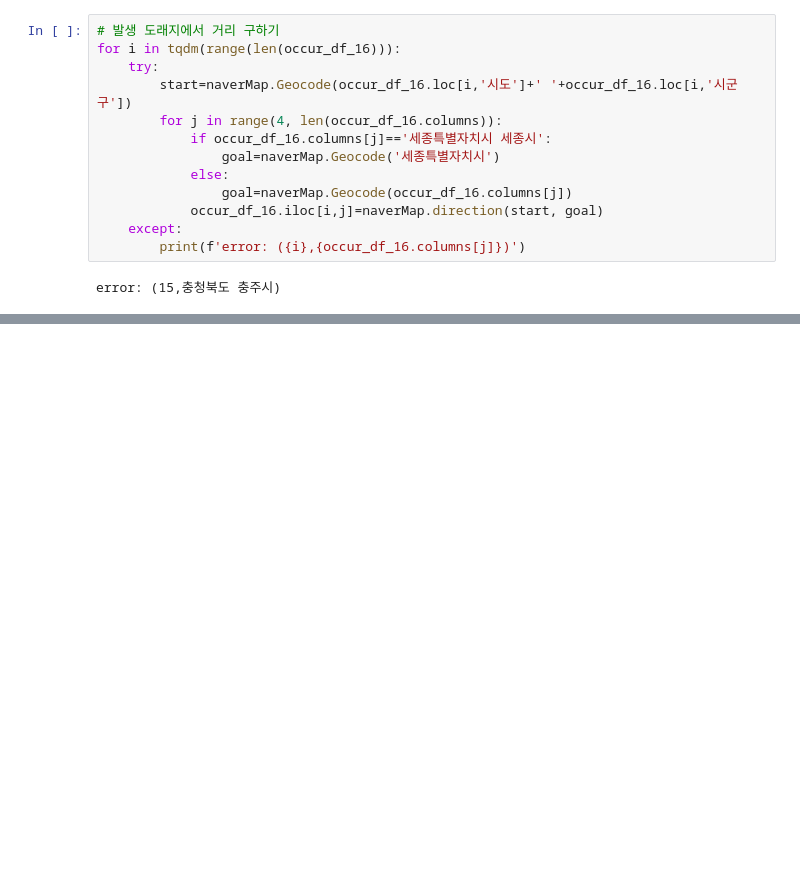
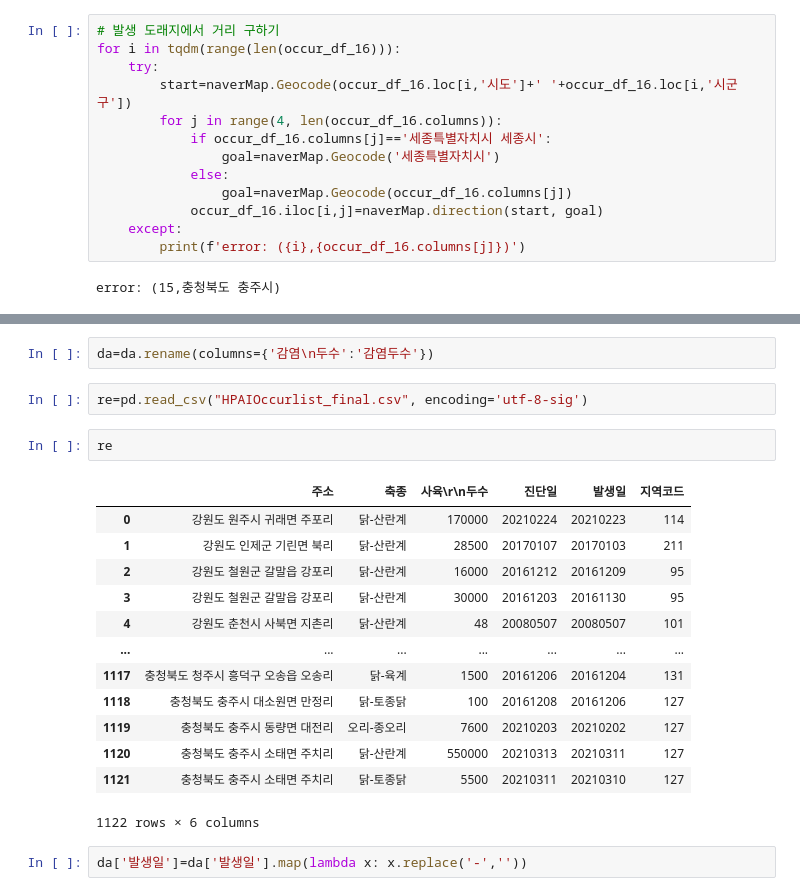
Before and after one commit to jiwoo-coding/aiai, a Jupyter notebook: local_distance_verification.ipynb, the cells around one changed output, grey strips where cells are left out. Saved outputs shown, nothing was run; the diff lists cells and outputs as text; blank space fills up the shorter version.

```diff
--- a/local_distance_verification.ipynb
+++ b/local_distance_verification.ipynb
@@ -476,0 +585,22 @@ occur_df_16.to_csv("occur_distance.csv", encoding='utf-8-sig', index=False)
+# %%
+da=da.rename(columns={'감염\n두수':'감염두수'})
+# %%
+re=pd.read_csv("HPAIOccurlist_final.csv", encoding='utf-8-sig')
+# %%
+re
+# %% [output]
+|  | 주소 | 축종 | 사육\r\n두수 | 진단일 | 발생일 | 지역코드 |
+| 0 | 강원도 원주시 귀래면 주포리 | 닭-산란계 | 170000 | 20210224 | 20210223 | 114 |
+| 1 | 강원도 인제군 기린면 북리 | 닭-산란계 | 28500 | 20170107 | 20170103 | 211 |
+| 2 | 강원도 철원군 갈말읍 강포리 | 닭-산란계 | 16000 | 20161212 | 20161209 | 95 |
+| 3 | 강원도 철원군 갈말읍 강포리 | 닭-산란계 | 30000 | 20161203 | 20161130 | 95 |
+| 4 | 강원도 춘천시 사북면 지촌리 | 닭-산란계 | 48 | 20080507 | 20080507 | 101 |
+| ... | ... | ... | ... | ... | ... | ... |
+| 1117 | 충청북도 청주시 흥덕구 오송읍 오송리 | 닭-육계 | 1500 | 20161206 | 20161204 | 131 |
+| 1118 | 충청북도 충주시 대소원면 만정리 | 닭-토종닭 | 100 | 20161208 | 20161206 | 127 |
+| 1119 | 충청북도 충주시 동량면 대전리 | 오리-종오리 | 7600 | 20210203 | 20210202 | 127 |
+| 1120 | 충청북도 충주시 소태면 주치리 | 닭-산란계 | 550000 | 20210313 | 20210311 | 127 |
+| 1121 | 충청북도 충주시 소태면 주치리 | 닭-토종닭 | 5500 | 20210311 | 20210310 | 127 |
+1122 rows × 6 columns
+# %%
+da['발생일']=da['발생일'].map(lambda x: x.replace('-',''))
```
Also changed, not shown: parts of 43 cells of this notebook.
